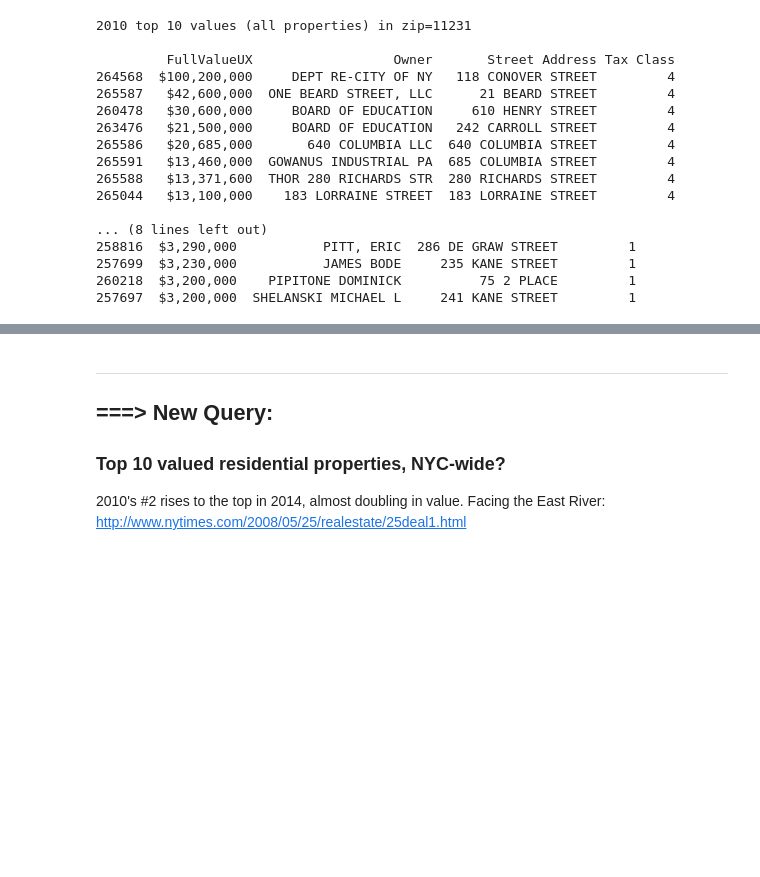
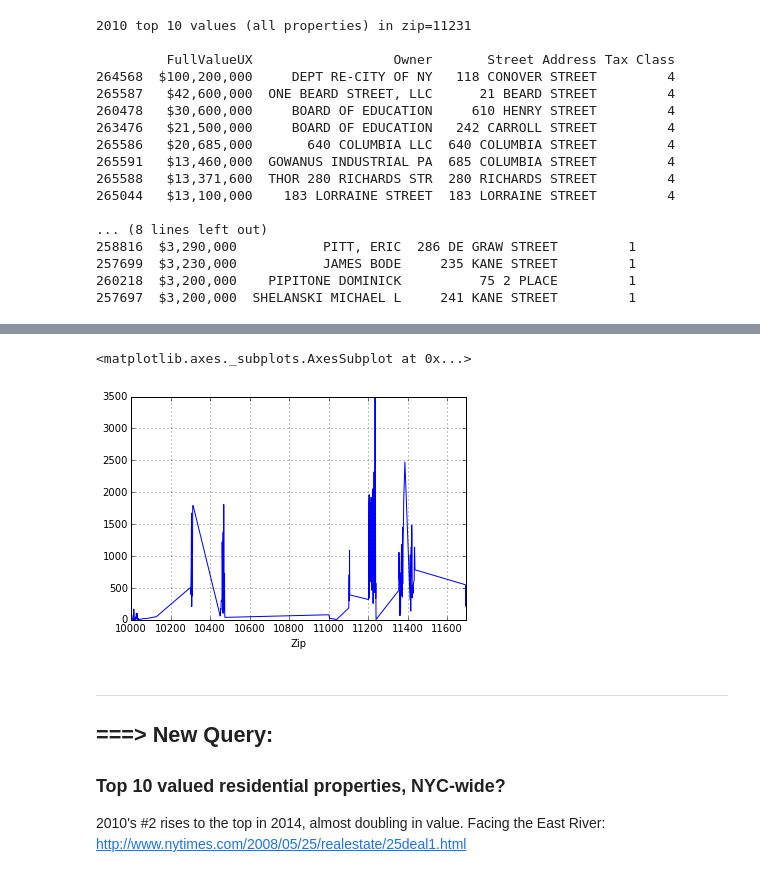
Before and after one commit to jdsketches/data_playground, a Jupyter notebook: enigma_2010_vs_2014_nyc_props.ipynb, the cells around one changed output, grey strips where cells are left out. Saved outputs shown, nothing was run; the diff lists cells and outputs as text; code cells hidden in the pictures; blank space fills up the shorter version.

Commit message:
enigma_nyc_properties: adding "investigate residential change of ownership" between 2010 & 2014.

```diff
--- a/enigma_2010_vs_2014_nyc_props.ipynb
+++ b/enigma_2010_vs_2014_nyc_props.ipynb
@@ -459,0 +613,13 @@ del df14_11231
+# %%
+import re
+
+names_to_include = re.compile("\w{2,}")
+
+def owner_name_cleanup(owner_str):
+    return (set(names_to_include.findall(owner_str)) -
+            {"MR", "MRS", "MS", "MISS", "DR"})
+
+improved_comp = (df1014res_owners.Owner_10.apply(owner_name_cleanup) != \
+                 df1014res_owners.Owner_14.apply(owner_name_cleanup))
+
+df1014res_owners[improved_comp][["Street Address", "Owner_10", "Owner_14"]]
@@ -459,0 +655,8 @@ del df14_11231
+# %%
+# do the full merge: 2010 is the left side of the join (i.e. ignore new 2014 properties)
+cols_of_interest = ["Zip", "Block", "Street Address", "Owner"]
+df1014res_owners = pd.merge(left=df10res[cols_of_interest],
+                            right=df14res[cols_of_interest],
+                            on=["Zip", "Street Address"],
+                            how="inner",
+                            suffixes=("_10", "_14"))
@@ -459,0 +696,14 @@ del df14_11231
+# %%
+##############  reminder of what the compare util looks like
+import re
+
+names_to_include = re.compile("\w{2,}")
+def owner_name_cleanup(owner_str):
+    return (set(names_to_include.findall(owner_str)) -
+            {"MR", "MRS", "MS", "MISS", "DR"})
+
+improved_comp = (df1014res_owners.Owner_10.apply(owner_name_cleanup) != \
+                 df1014res_owners.Owner_14.apply(owner_name_cleanup))
+###########  reminder of what the compare util looks like
+
+df1014res_owner_change = df1014res_owners[improved_comp]
@@ -460,3 +717,10 @@ del df14_11231
+# %%
+gb_change = df1014res_owner_change.groupby("Zip")
+# %%
+gb_change.size().plot()
+# %% [output]
+<matplotlib.axes._subplots.AxesSubplot at 0x...>
+[figure, added]
 # %% [markdown]
 ---
 
```
Also changed, not shown: parts of 38 cells of this notebook.
